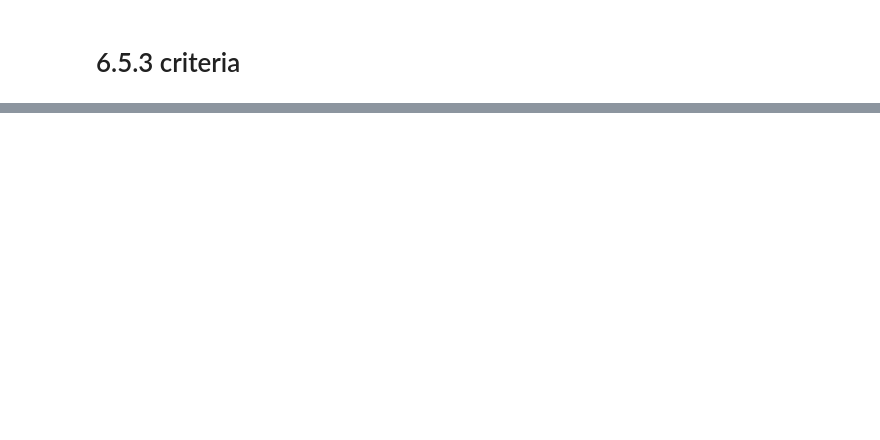
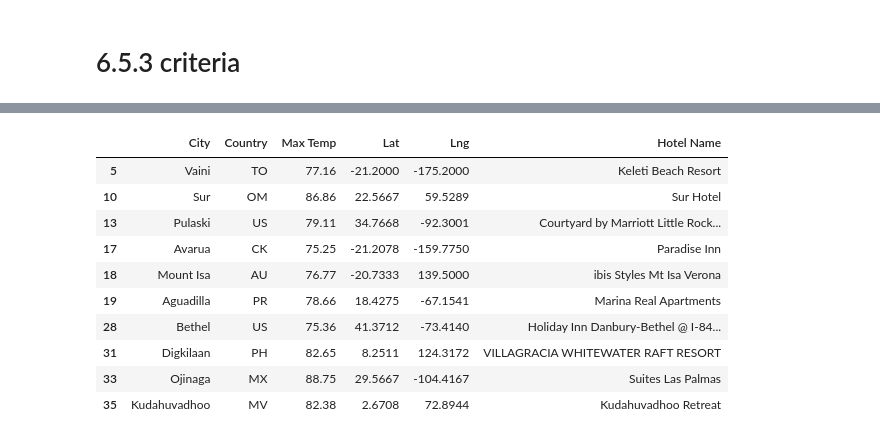
Before and after one commit to aggarwaljuh/World_Weather_Analysis, a Jupyter notebook: VacationPy.ipynb, the cells around one changed output, grey strips where cells are left out. Saved outputs shown, nothing was run; the diff lists cells and outputs as text; code cells hidden in the pictures; blank space fills up the shorter version.

```diff
--- a/VacationPy.ipynb
+++ b/VacationPy.ipynb
@@ -157,3 +139,16 @@ params = {
     "type": "lodging",
     "key": g_key
 }
+# %%
+for index, row in hotel_df.iterrows():
+    lat = row["Lat"]
+    lng = row["Lng"]
+
+    params["location"] = f"{lat},{lng}"
+
+    base_url = "https://maps.googleapis.com/maps/api/place/nearbysearch/json"
+    hotels = requests.get(base_url, params=params).json()
+    try:
+        hotel_df.loc[index, "Hotel Name"] = hotels["results"][0]["name"]
+    except (IndexError):
+        print("Hotel not found... skipping.")
@@ -159,0 +163,14 @@ params = {
+# %%
+hotel_df.head(10)
+# %% [output]
+|  | City | Country | Max Temp | Lat | Lng | Hotel Name |
+| 5 | Vaini | TO | 77.16 | -21.2000 | -175.2000 | Keleti Beach Resort |
+| 10 | Sur | OM | 86.86 | 22.5667 | 59.5289 | Sur Hotel |
+| 13 | Pulaski | US | 79.11 | 34.7668 | -92.3001 | Courtyard by Marriott Little Rock... |
+| 17 | Avarua | CK | 75.25 | -21.2078 | -159.7750 | Paradise Inn |
+| 18 | Mount Isa | AU | 76.77 | -20.7333 | 139.5000 | ibis Styles Mt Isa Verona |
+| 19 | Aguadilla | PR | 78.66 | 18.4275 | -67.1541 | Marina Real Apartments |
+| 28 | Bethel | US | 75.36 | 41.3712 | -73.4140 | Holiday Inn Danbury-Bethel @ I-84... |
+| 31 | Digkilaan | PH | 82.65 | 8.2511 | 124.3172 | VILLAGRACIA WHITEWATER RAFT RESORT |
+| 33 | Ojinaga | MX | 88.75 | 29.5667 | -104.4167 | Suites Las Palmas |
+| 35 | Kudahuvadhoo | MV | 82.38 | 2.6708 | 72.8944 | Kudahuvadhoo Retreat |
```
Also changed, not shown: parts of 14 cells of this notebook, 1 other file.
